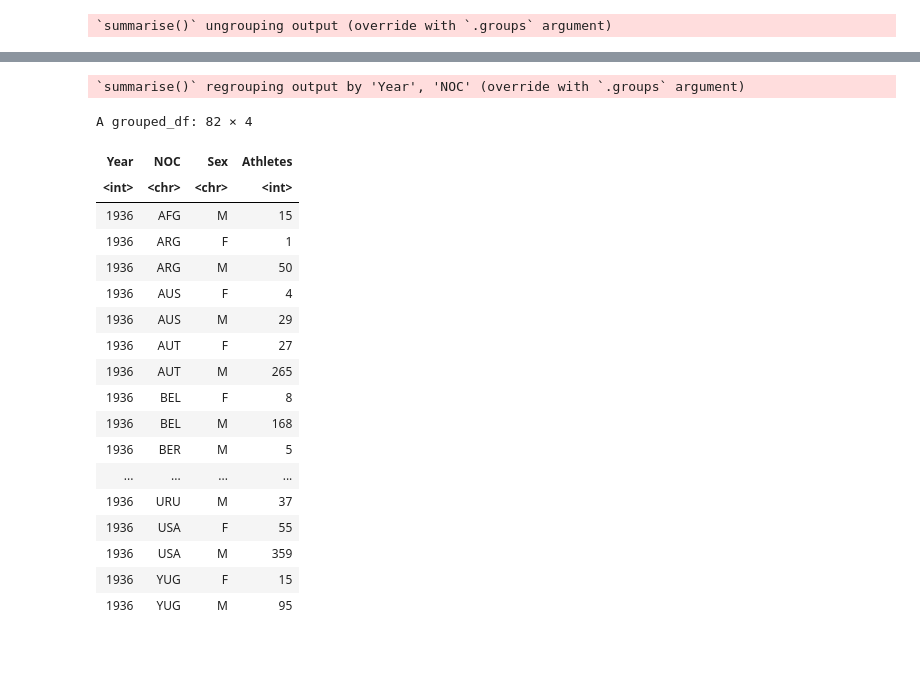
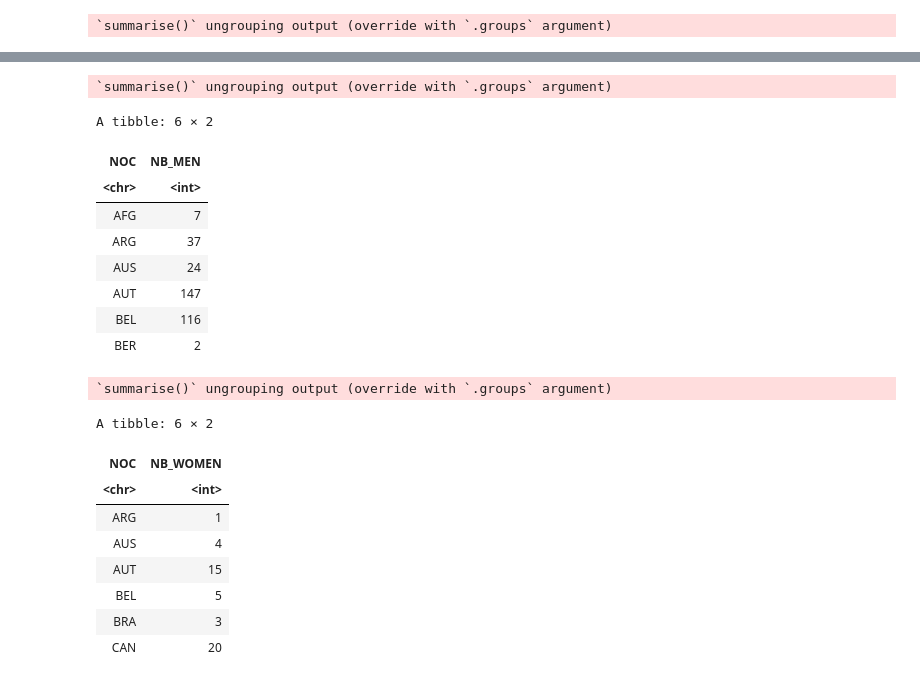
Before and after one commit to MalikYOUSSOUF/4dvop-app, a Jupyter notebook: 19122019_Analyse_Statistique_JO_R.ipynb, the cells around one changed output, grey strips where cells are left out. Saved outputs shown, nothing was run; the diff lists cells and outputs as text; code cells hidden in the pictures; blank space fills up the shorter version.

```diff
--- a/19122019_Analyse_Statistique_JO_R.ipynb
+++ b/19122019_Analyse_Statistique_JO_R.ipynb
@@ -414,27 +418,27 @@ A grouped_df: 452 × 3
 ERROR: ignored
 # %%
- dataset %>% filter(Year %in% c(1936 )) %>%
-  group_by( Year,NOC,Sex) %>%
-  summarise( Athletes = length(unique(ID))
-  )
+ head(NB___MEN <- dataset %>% filter(Sex =="M", Year=="1936") %>% group_by(NOC) %>% summarise(NB_MEN = length(unique(ID))))
 # %% [output]
-`summarise()` regrouping output by 'Year', 'NOC' (override with `.groups` argument)
+`summarise()` ungrouping output (override with `.groups` argument)
-A grouped_df: 82 × 4
+A tibble: 6 × 2
-| Year | NOC | Sex | Athletes |
-| <int> | <chr> | <chr> | <int> |
-| 1936 | AFG | M | 15 |
-| 1936 | ARG | F | 1 |
-| 1936 | ARG | M | 50 |
-| 1936 | AUS | F | 4 |
-| 1936 | AUS | M | 29 |
-| 1936 | AUT | F | 27 |
-| 1936 | AUT | M | 265 |
-| 1936 | BEL | F | 8 |
-| 1936 | BEL | M | 168 |
-| 1936 | BER | M | 5 |
-| ... | ... | ... | ... |
-| 1936 | URU | M | 37 |
-| 1936 | USA | F | 55 |
-| 1936 | USA | M | 359 |
-| 1936 | YUG | F | 15 |
-| 1936 | YUG | M | 95 |
+| NOC | NB_MEN |
+| <chr> | <int> |
+| AFG | 7 |
+| ARG | 37 |
+| AUS | 24 |
+| AUT | 147 |
+| BEL | 116 |
+| BER | 2 |
+# %%
+head(NB___WOMEN <- dataset %>% filter(Sex =="F", Year=="1936") %>% group_by(NOC) %>% summarise(NB_WOMEN = length(unique(ID))))
+# %% [output]
+`summarise()` ungrouping output (override with `.groups` argument)
+A tibble: 6 × 2
+| NOC | NB_WOMEN |
+| <chr> | <int> |
+| ARG | 1 |
+| AUS | 4 |
+| AUT | 15 |
+| BEL | 5 |
+| BRA | 3 |
+| CAN | 20 |
```
Also changed, not shown: parts of 24 cells of this notebook.
